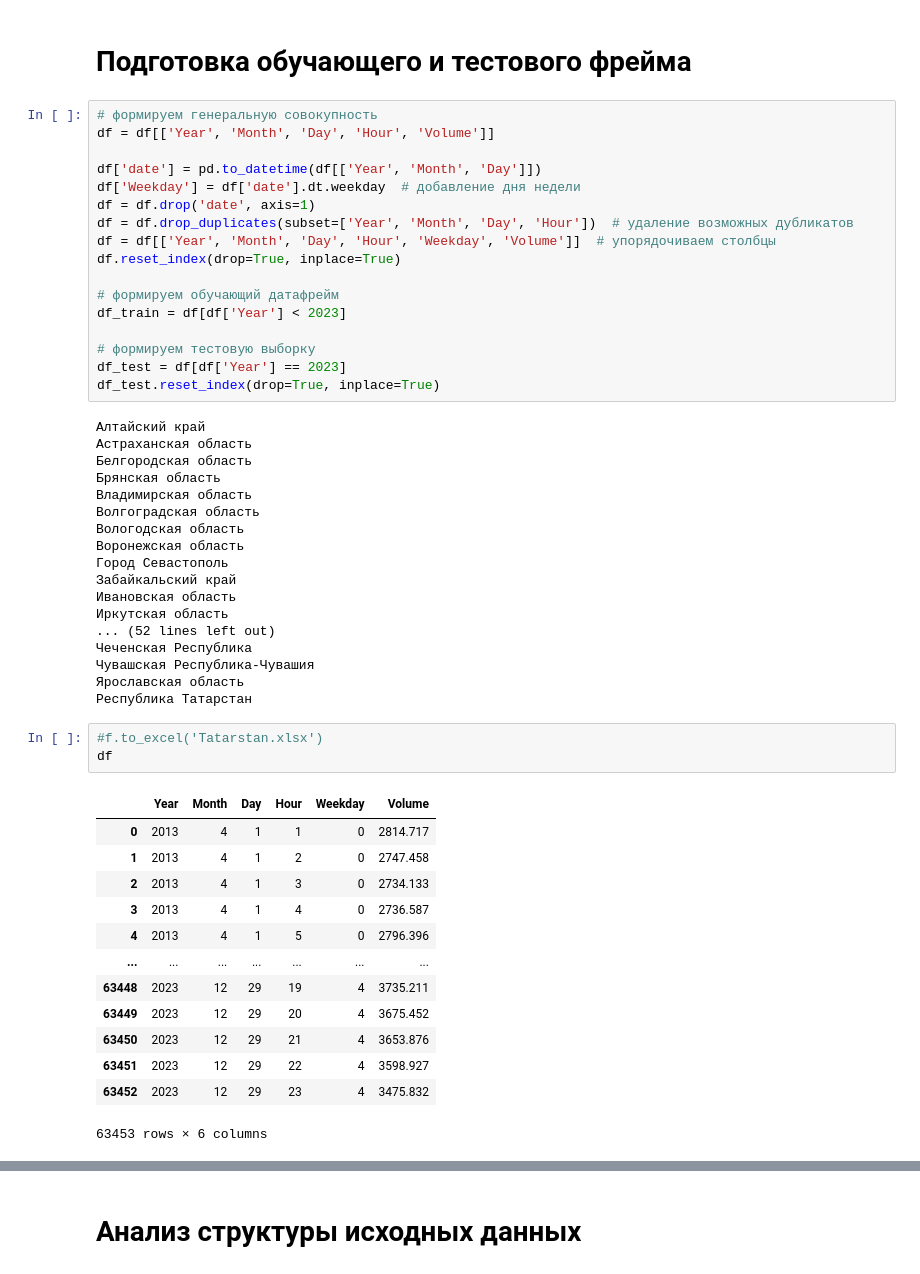
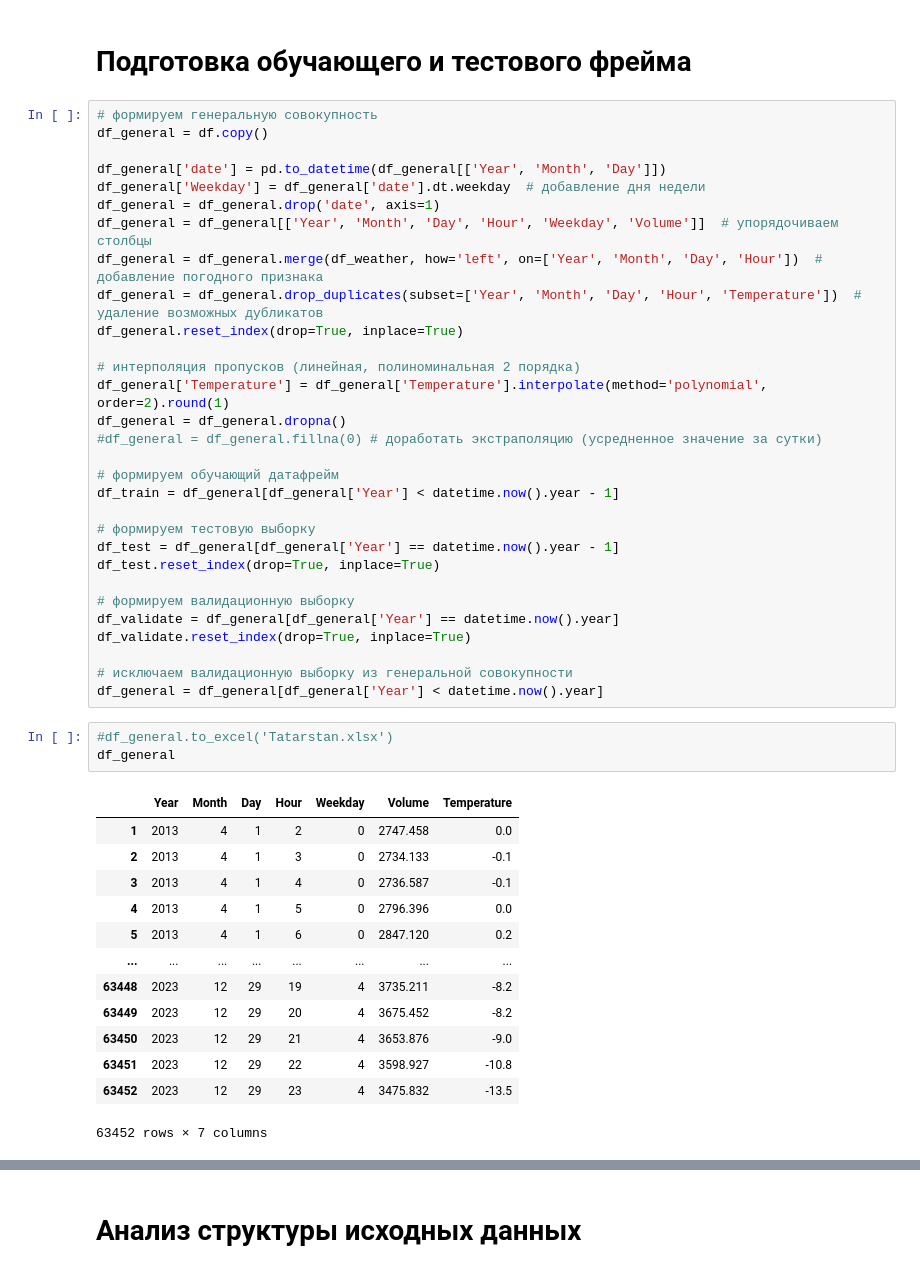
Before and after one commit to caapel/ForecastPowerEnergy, a Jupyter notebook: volume_energy_analisys(2023) XGBoost.ipynb, the cells around one changed output, grey strips where cells are left out. Cells and saved outputs as stored; diff of their text form.

```diff
--- a/volume_energy_analisys(2023) XGBoost.ipynb
+++ b/volume_energy_analisys(2023) XGBoost.ipynb
@@ -127,54 +212,49 @@ warnings.filterwarnings("default") # возвращаем предупрежде
 # Подготовка обучающего и тестового фрейма
 # %%
 # формируем генеральную совокупность
-df = df[['Year', 'Month', 'Day', 'Hour', 'Volume']]
+df_general = df.copy()
 
-df['date'] = pd.to_datetime(df[['Year', 'Month', 'Day']])
-df['Weekday'] = df['date'].dt.weekday  # добавление дня недели
-df = df.drop('date', axis=1)
-df = df.drop_duplicates(subset=['Year', 'Month', 'Day', 'Hour'])  # удаление возможных дубликатов
-df = df[['Year', 'Month', 'Day', 'Hour', 'Weekday', 'Volume']]  # упорядочиваем столбцы
-df.reset_index(drop=True, inplace=True)
+df_general['date'] = pd.to_datetime(df_general[['Year', 'Month', 'Day']])
+df_general['Weekday'] = df_general['date'].dt.weekday  # добавление дня недели
+df_general = df_general.drop('date', axis=1)
+df_general = df_general[['Year', 'Month', 'Day', 'Hour', 'Weekday', 'Volume']]  # упорядочиваем столбцы
+df_general = df_general.merge(df_weather, how='left', on=['Year', 'Month', 'Day', 'Hour'])  # добавление погодного признака
+df_general = df_general.drop_duplicates(subset=['Year', 'Month', 'Day', 'Hour', 'Temperature'])  # удаление возможных дубликатов
+df_general.reset_index(drop=True, inplace=True)
+
+# интерполяция пропусков (линейная, полиноминальная 2 порядка)
+df_general['Temperature'] = df_general['Temperature'].interpolate(method='polynomial', order=2).round(1)
+df_general = df_general.dropna()
+#df_general = df_general.fillna(0) # доработать экстраполяцию (усредненное значение за сутки)
 
 # формируем обучающий датафрейм
-df_train = df[df['Year'] < 2023]
+df_train = df_general[df_general['Year'] < datetime.now().year - 1]
 
 # формируем тестовую выборку
-df_test = df[df['Year'] == 2023]
+df_test = df_general[df_general['Year'] == datetime.now().year - 1]
 df_test.reset_index(drop=True, inplace=True)
+
+# формируем валидационную выборку
+df_validate = df_general[df_general['Year'] == datetime.now().year]
+df_validate.reset_index(drop=True, inplace=True)
+
+# исключаем валидационную выборку из генеральной совокупности
+df_general = df_general[df_general['Year'] < datetime.now().year]
-# %% [output]
-Алтайский край
-Астраханская область
-Белгородская область
-Брянская область
-Владимирская область
-Волгоградская область
-Вологодская область
-Воронежская область
-Город Севастополь
-Забайкальский край
-Ивановская область
-Иркутская область
-... (52 lines left out)
-Чеченская Республика
-Чувашская Республика-Чувашия
-Ярославская область
-Республика Татарстан
 # %%
-#f.to_excel('Tatarstan.xlsx')
-df
+#df_general.to_excel('Tatarstan.xlsx')
+df_general
 # %% [output]
-|  | Year | Month | Day | Hour | Weekday | Volume |
-| 0 | 2013 | 4 | 1 | 1 | 0 | 2814.717 |
-| 1 | 2013 | 4 | 1 | 2 | 0 | 2747.458 |
-| 2 | 2013 | 4 | 1 | 3 | 0 | 2734.133 |
-| 3 | 2013 | 4 | 1 | 4 | 0 | 2736.587 |
-| 4 | 2013 | 4 | 1 | 5 | 0 | 2796.396 |
-| ... | ... | ... | ... | ... | ... | ... |
-| 63448 | 2023 | 12 | 29 | 19 | 4 | 3735.211 |
-| 63449 | 2023 | 12 | 29 | 20 | 4 | 3675.452 |
-| 63450 | 2023 | 12 | 29 | 21 | 4 | 3653.876 |
-| 63451 | 2023 | 12 | 29 | 22 | 4 | 3598.927 |
-| 63452 | 2023 | 12 | 29 | 23 | 4 | 3475.832 |
+|  | Year | Month | Day | Hour | Weekday | Volume | Temperature |
+| 1 | 2013 | 4 | 1 | 2 | 0 | 2747.458 | 0.0 |
+| 2 | 2013 | 4 | 1 | 3 | 0 | 2734.133 | -0.1 |
+| 3 | 2013 | 4 | 1 | 4 | 0 | 2736.587 | -0.1 |
+| 4 | 2013 | 4 | 1 | 5 | 0 | 2796.396 | 0.0 |
+| 5 | 2013 | 4 | 1 | 6 | 0 | 2847.120 | 0.2 |
+| ... | ... | ... | ... | ... | ... | ... | ... |
+| 63448 | 2023 | 12 | 29 | 19 | 4 | 3735.211 | -8.2 |
+| 63449 | 2023 | 12 | 29 | 20 | 4 | 3675.452 | -8.2 |
+| 63450 | 2023 | 12 | 29 | 21 | 4 | 3653.876 | -9.0 |
+| 63451 | 2023 | 12 | 29 | 22 | 4 | 3598.927 | -10.8 |
+| 63452 | 2023 | 12 | 29 | 23 | 4 | 3475.832 | -13.5 |
-63453 rows × 6 columns
+63452 rows × 7 columns
 # %%
```
Also changed, not shown: parts of 37 cells of this notebook, 1 other file.
